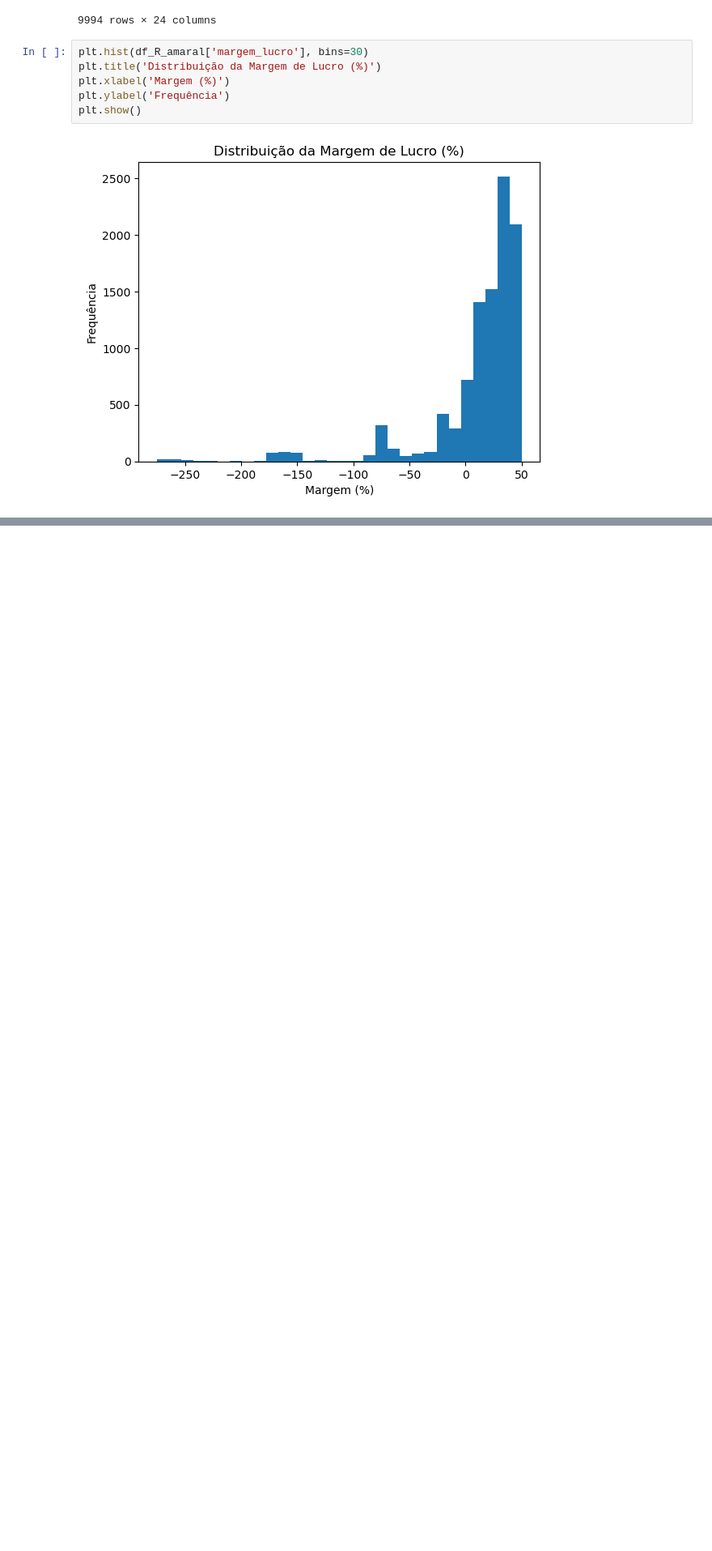
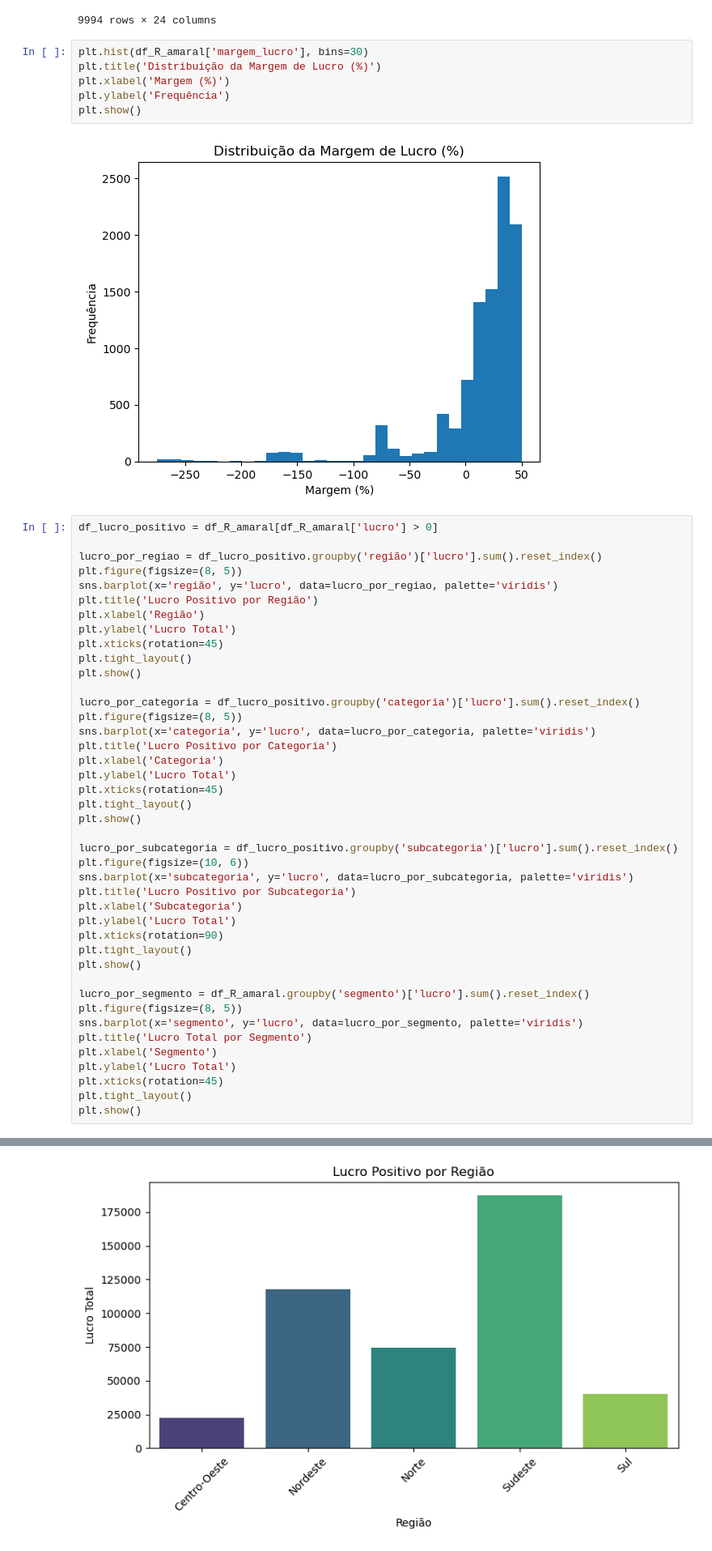
Before and after one commit to PedroMRegis/analise-dados_ijr, a Jupyter notebook: analise_R-Amaral-Office/analise-de-dados.ipynb, the cells around one changed output, grey strips where cells are left out. Shown at 81% size. Cells and saved outputs as stored; diff of their text form; blank space fills up the shorter version.

Commit message:
4 novos graficos relacionados com lucro

```diff
--- a/analise_R-Amaral-Office/analise-de-dados.ipynb
+++ b/analise_R-Amaral-Office/analise-de-dados.ipynb
@@ -499,3 +499,46 @@ plt.ylabel('Frequência')
 plt.show()
 # %% [output]
 [figure]
+# %%
+df_lucro_positivo = df_R_amaral[df_R_amaral['lucro'] > 0]
+
+lucro_por_regiao = df_lucro_positivo.groupby('região')['lucro'].sum().reset_index()
+plt.figure(figsize=(8, 5))
+sns.barplot(x='região', y='lucro', data=lucro_por_regiao, palette='viridis')
+plt.title('Lucro Positivo por Região')
+plt.xlabel('Região')
+plt.ylabel('Lucro Total')
+plt.xticks(rotation=45)
+plt.tight_layout()
+plt.show()
+
+lucro_por_categoria = df_lucro_positivo.groupby('categoria')['lucro'].sum().reset_index()
+plt.figure(figsize=(8, 5))
+sns.barplot(x='categoria', y='lucro', data=lucro_por_categoria, palette='viridis')
+plt.title('Lucro Positivo por Categoria')
+plt.xlabel('Categoria')
+plt.ylabel('Lucro Total')
+plt.xticks(rotation=45)
+plt.tight_layout()
+plt.show()
+
+lucro_por_subcategoria = df_lucro_positivo.groupby('subcategoria')['lucro'].sum().reset_index()
+plt.figure(figsize=(10, 6))
+sns.barplot(x='subcategoria', y='lucro', data=lucro_por_subcategoria, palette='viridis')
+plt.title('Lucro Positivo por Subcategoria')
+plt.xlabel('Subcategoria')
+plt.ylabel('Lucro Total')
+plt.xticks(rotation=90)
+plt.tight_layout()
+plt.show()
+
+lucro_por_segmento = df_R_amaral.groupby('segmento')['lucro'].sum().reset_index()
+plt.figure(figsize=(8, 5))
+sns.barplot(x='segmento', y='lucro', data=lucro_por_segmento, palette='viridis')
+plt.title('Lucro Total por Segmento')
+plt.xlabel('Segmento')
+plt.ylabel('Lucro Total')
+plt.xticks(rotation=45)
+plt.tight_layout()
+plt.show()
+# %% [output]
@@ -501,0 +548 @@ plt.show()
+[figure, added]
```
Also changed, not shown: parts of 1 cell of this notebook.
